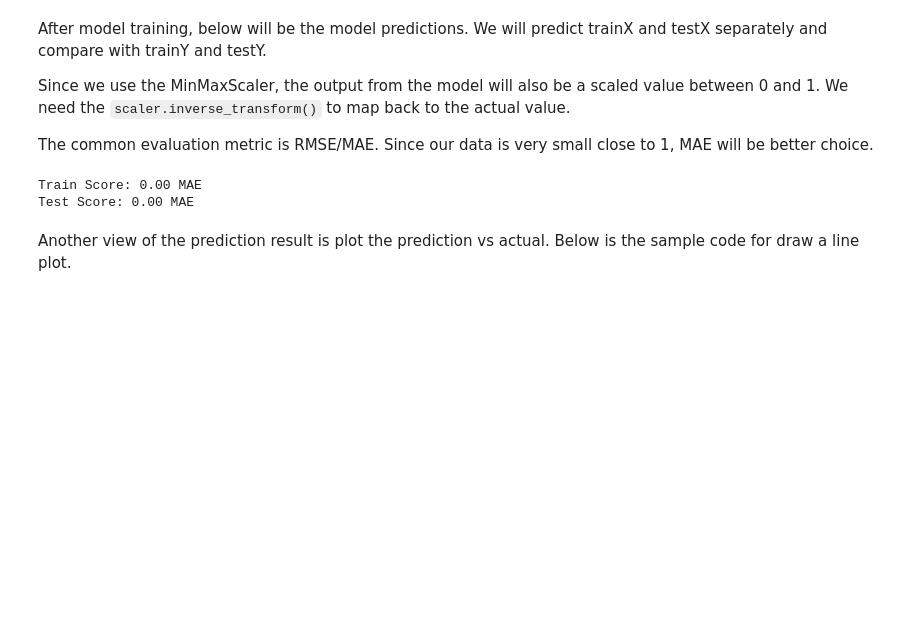
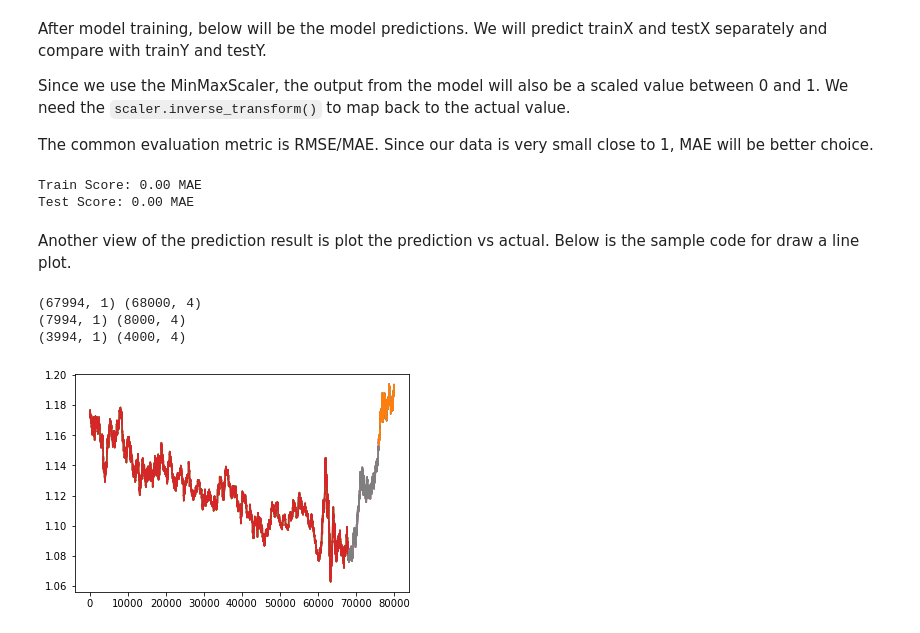
Before and after one commit to PandaSiLin/mt5, a Jupyter notebook: EURUSD_LSTM.ipynb, the cells around one changed output. Saved outputs shown, nothing was run; the diff lists cells and outputs as text; code cells hidden in the pictures; blank space fills up the shorter version.

```diff
--- a/EURUSD_LSTM.ipynb
+++ b/EURUSD_LSTM.ipynb
@@ -87,9 +139,10 @@ testX = np.reshape(testX, (testX.shape[0], 1, testX.shape[1]))
 # %%
 # create and fit the LSTM network
 model = Sequential()
-model.add(LSTM(64, input_shape=(1, look_back)))
-model.add(Dense(16, activation="relu"))
+model.add(LSTM(16, input_shape=(look_back, 4)))
+model.add(Dense(8, activation="relu"))
 model.add(Dense(1, activation="linear"))
-model.compile(loss='mean_squared_error', optimizer='adam')
-model.fit(trainX, trainY, epochs=100, batch_size=50, verbose=2)
+model.compile(loss='mean_squared_error', optimizer='adam', )
+model.summary()
+model.fit(trainX, trainY, epochs=100, batch_size=50, verbose=2, validation_data=(valX, valY), callbacks=[EarlyStopping(monitor='val_loss', mode='min', verbose=1, patience=50)])
 # %% [output]
@@ -120,18 +173,19 @@ The common evaluation metric is RMSE/MAE. Since our data is very small close to
 # %%
 # make predictions
 trainPredict = model.predict(trainX)
+valPredict = model.predict(valX)
 testPredict = model.predict(testX)
 
 # invert predictions
-trainPredict = scaler.inverse_transform(trainPredict)
-trainY = scaler.inverse_transform([trainY])
-testPredict = scaler.inverse_transform(testPredict)
-testY = scaler.inverse_transform([testY])
+#trainPredict = scaler.inverse_transform(trainPredict)
+#trainY = scaler.inverse_transform([trainY])
+#testPredict = scaler.inverse_transform(testPredict)
+#testY = scaler.inverse_transform([testY])
 
 # calculate root mean squared error
-trainScore = mean_absolute_error(trainY[0], trainPredict[:,0])
+trainScore = mean_absolute_error(trainY, trainPredict[:,0])
 print('Train Score: %.2f MAE' % (trainScore))
-testScore = mean_absolute_error(testY[0], testPredict[:,0])
+testScore = mean_absolute_error(testY, testPredict[:,0])
 print('Test Score: %.2f MAE' % (testScore))
 # %% [output]
 Train Score: 0.00 MAE
@@ -139,2 +195,34 @@ Test Score: 0.00 MAE
 # %% [markdown]
 Another view of the prediction result is plot the prediction vs actual. Below is the sample code for draw a line plot.
+# %%
+print(trainPredict.shape, train.shape)
+print(valPredict.shape, val.shape)
+print(testPredict.shape, test.shape)
+# %% [output]
+(67994, 1) (68000, 4)
+(7994, 1) (8000, 4)
+(3994, 1) (4000, 4)
+# %%
+# shift train predictions for plotting
+trainPredictPlot = np.empty_like(dataset)
+trainPredictPlot[:, :] = np.nan
+trainPredictPlot[(0+look_back+1):train.shape[0], :] = trainPredict
+
+# shift train predictions for plotting
+valPredictPlot = np.empty_like(dataset)
+valPredictPlot[:, :] = np.nan
+valPredictPlot[(train.shape[0]+look_back+1):(train.shape[0] + val.shape[0]), :] = valPredict
+
+# shift test predictions for plotting
+testPredictPlot = np.empty_like(dataset)
+testPredictPlot[:, :] = np.nan
+testPredictPlot[(train.shape[0]+val.shape[0]+look_back+1):len(dataset), :] = testPredict
+
+# plot baseline and predictions
+#plt.plot(scaler.inverse_transform(dataset))
+plt.plot(trainPredictPlot)
+plt.plot(valPredictPlot)
+plt.plot(testPredictPlot)
+plt.show()
+# %% [output]
+[figure, added]
```
Also changed, not shown: parts of 10 cells of this notebook, 5 other files.
